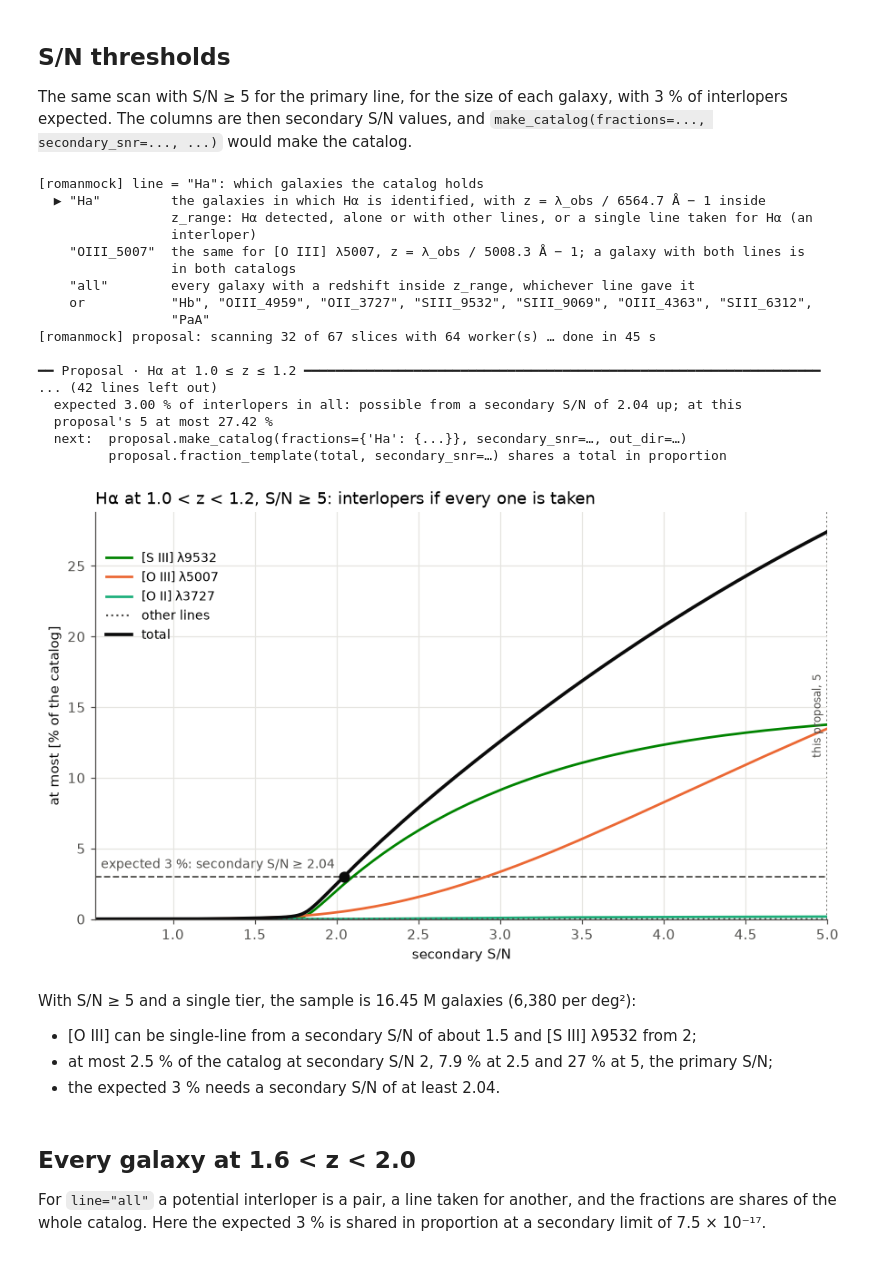
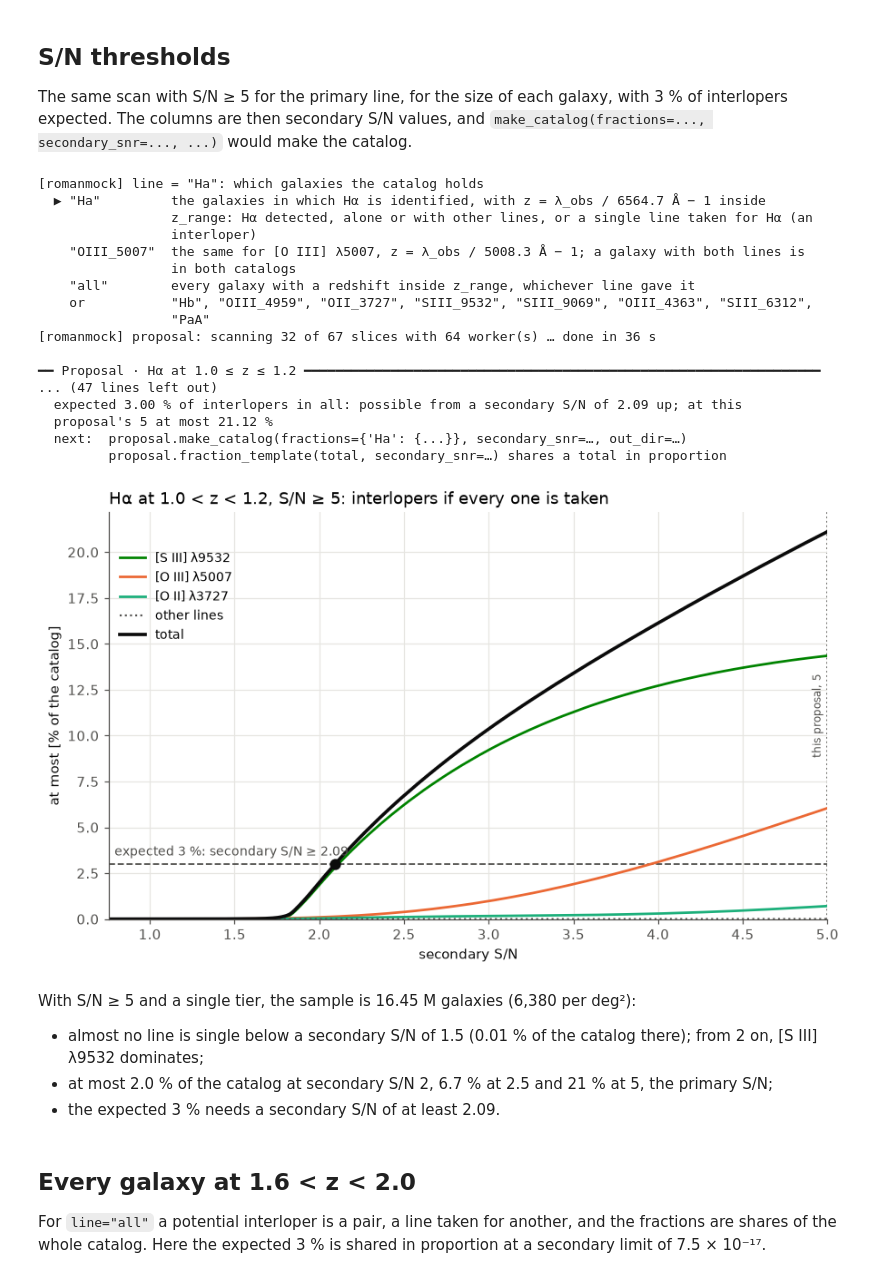
Before and after one commit to willlake/RomanMock, a Jupyter notebook: notebooks/04_catalog_by_design.ipynb, the cells around one changed output. Saved outputs shown, nothing was run; the diff lists cells and outputs as text; code cells hidden in the pictures.

```diff
--- a/notebooks/04_catalog_by_design.ipynb
+++ b/notebooks/04_catalog_by_design.ipynb
@@ -34,7 +35,7 @@ import json
 from pathlib import Path
 import numpy as np
 import matplotlib.pyplot as plt
-from romanmock import BaseCatalog, Catalog, Proposal, plotting
+from romanmock import BaseCatalog, Catalog, LineFactors, Proposal, plotting
 from romanmock.plotting import OUTCOME_COLORS, TEXT_PRIMARY, feature_color, feature_label
 
 plotting.use_style()
@@ -43,5 +44,10 @@ OUT = Path(os.environ["PSCRATCH"]) / "RomanMocks" / "examples"      # scratch: p
 N_WORKERS = 64 if "SLURM_JOB_ID" in os.environ else None           # a whole CPU node; None: what a login node allows
 base = BaseCatalog(BASE)
 print(base)
+
+# The rescaling of the oxygen lines (introduction of notebook 01): [O III] gets a scatter of 0.19 dex, and [O II] is
+# brightened by 0.25 dex with a scatter of 0.11 dex. One deviate per galaxy; the other lines keep their raw fluxes.
+RESCALING = LineFactors(log_offsets={"OII_3727": 0.25}, scatter={"OIII_5007": 0.19, "OIII_4959": 0.19, "OII_3727": 0.11})
+print(RESCALING.describe(base.line_set))
 # %% [output]
 <BaseCatalog /global/cfs/cdirs/m4943/Simulations/RomanMocks/sdss_feniks_hizels_261013_10_14_2026/base: 403,068,868 galaxies in 67 slices, 0.00 < z < 4.00; flux limit 1.00e-18 erg/s/cm2 in 10000-19300  ...
@@ -171,34 +182,35 @@ columns are then secondary S/N values, and `make_catalog(fractions=..., secondar
 catalog.
 # %%
 proposal_snr = base.make_proposal((1.0, 1.2), line="Ha", snr=5, size="r50_disk_2d", interloper_fraction=0.03,
-                                  n_workers=N_WORKERS)
+                                  rescaling=RESCALING, n_workers=N_WORKERS)
 proposal_snr.plot_secondary()
 plt.show()
 # %% [output]
 [romanmock] line = "Ha": which galaxies the catalog holds
   ▶ "Ha"         the galaxies in which Hα is identified, with z = λ_obs / 6564.7 Å − 1 inside
                  z_range: Hα detected, alone or with other lines, or a single line taken for Hα (an
                  interloper)
     "OIII_5007"  the same for [O III] λ5007, z = λ_obs / 5008.3 Å − 1; a galaxy with both lines is
                  in both catalogs
     "all"        every galaxy with a redshift inside z_range, whichever line gave it
     or           "Hb", "OIII_4959", "OII_3727", "SIII_9532", "SIII_9069", "OIII_4363", "SIII_6312",
                  "PaA"
-[romanmock] proposal: scanning 32 of 67 slices with 64 worker(s) … done in 45 s
+[romanmock] proposal: scanning 32 of 67 slices with 64 worker(s) … done in 36 s
 
 ━━ Proposal · Hα at 1.0 ≤ z ≤ 1.2 ━━━━━━━━━━━━━━━━━━━━━━━━━━━━━━━━━━━━━━━━━━━━━━━━━━━━━━━━━━━━━━━━━━
-... (42 lines left out)
-  expected 3.00 % of interlopers in all: possible from a secondary S/N of 2.04 up; at this
-  proposal's 5 at most 27.42 %
+... (47 lines left out)
+  expected 3.00 % of interlopers in all: possible from a secondary S/N of 2.09 up; at this
+  proposal's 5 at most 21.12 %
   next:  proposal.make_catalog(fractions={'Ha': {...}}, secondary_snr=…, out_dir=…)
          proposal.fraction_template(total, secondary_snr=…) shares a total in proportion
-[figure, old version]
+[figure, new version]
 # %% [markdown]
 With S/N ≥ 5 and a single tier, the sample is 16.45 M galaxies (6,380 per deg²):
 
-* [O III] can be single-line from a secondary S/N of about 1.5 and [S III] λ9532 from 2;
-* at most 2.5 % of the catalog at secondary S/N 2, 7.9 % at 2.5 and 27 % at 5, the primary S/N;
-* the expected 3 % needs a secondary S/N of at least 2.04.
+* almost no line is single below a secondary S/N of 1.5 (0.01 % of the catalog there); from 2 on, [S III] λ9532
+  dominates;
+* at most 2.0 % of the catalog at secondary S/N 2, 6.7 % at 2.5 and 21 % at 5, the primary S/N;
+* the expected 3 % needs a secondary S/N of at least 2.09.
 # %% [markdown]
 ## Every galaxy at 1.6 < z < 2.0
 
```
Also changed, not shown: parts of 14 cells of this notebook, 13 other files.
